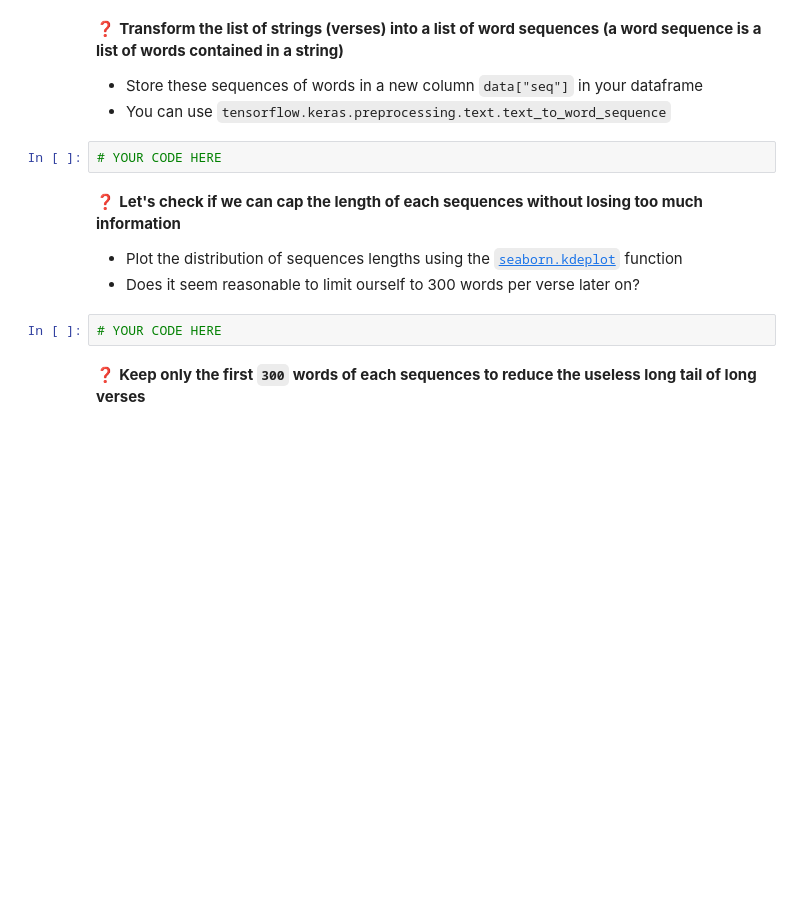
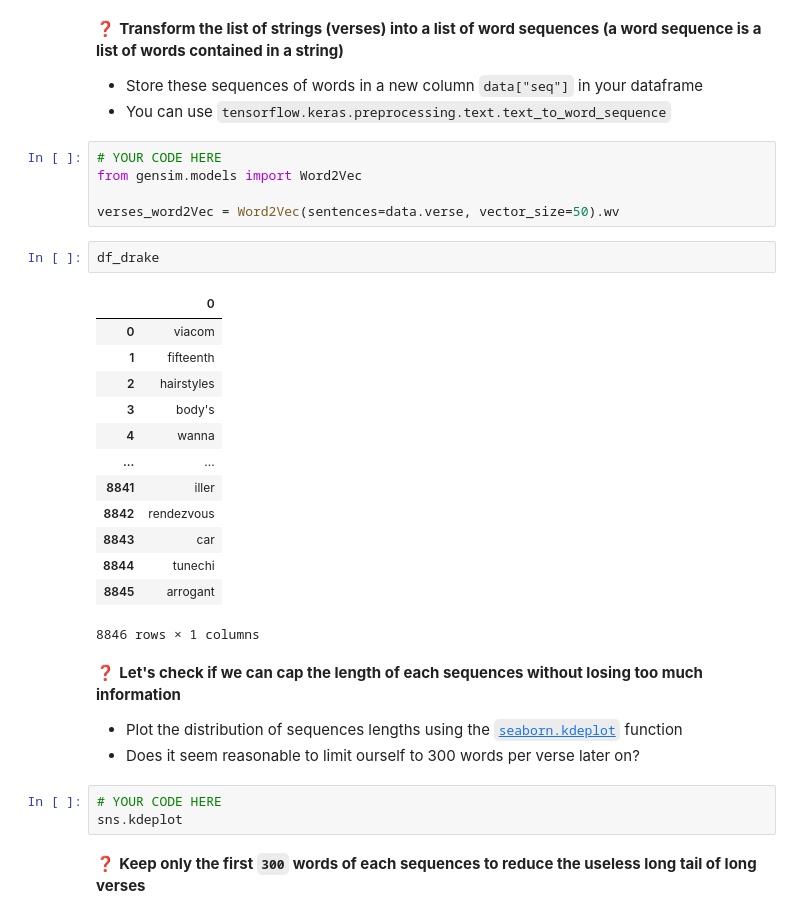
Before and after one commit to eangelid/data-certification-exam, a Jupyter notebook: recurrent_neural_network/lyrics_detector.ipynb, the cells around one changed output. Drawn from its saved outputs; the diff is of its cells as text; blank space fills up the shorter version.

```diff
--- a/recurrent_neural_network/lyrics_detector.ipynb
+++ b/recurrent_neural_network/lyrics_detector.ipynb
@@ -145,14 +131,34 @@ We now need to think about embedding our sentences into numbers. We will be usin
 ❓ **Transform the list of strings (verses) into a list of word sequences (a word sequence is a list of words contained in a string)**
 - Store these sequences of words in a new column `data["seq"]` in your dataframe
 - You can use `tensorflow.keras.preprocessing.text.text_to_word_sequence`
-# %%
-# YOUR CODE HERE
+# %%
+# YOUR CODE HERE
+from gensim.models import Word2Vec
+
+verses_word2Vec = Word2Vec(sentences=data.verse, vector_size=50).wv
+# %%
+df_drake
+# %% [output]
+|  | 0 |
+| 0 | viacom |
+| 1 | fifteenth |
+| 2 | hairstyles |
+| 3 | body's |
+| 4 | wanna |
+| ... | ... |
+| 8841 | iller |
+| 8842 | rendezvous |
+| 8843 | car |
+| 8844 | tunechi |
+| 8845 | arrogant |
+8846 rows × 1 columns
 # %% [markdown]
 ❓ **Let's check if we can cap the length of each sequences without losing too much information**
 - Plot the distribution of sequences lengths using the [`seaborn.kdeplot`](https://seaborn.pydata.org/generated/seaborn.displot.html#seaborn-displot) function
 - Does it seem reasonable to limit ourself to 300 words per verse later on?
 # %%
 # YOUR CODE HERE
+sns.kdeplot
 # %% [markdown]
 ❓ **Keep only the first `300` words of each sequences to reduce the useless long tail of long verses**
 # %%
```
Also changed, not shown: parts of 22 cells of this notebook, 8 other files.
